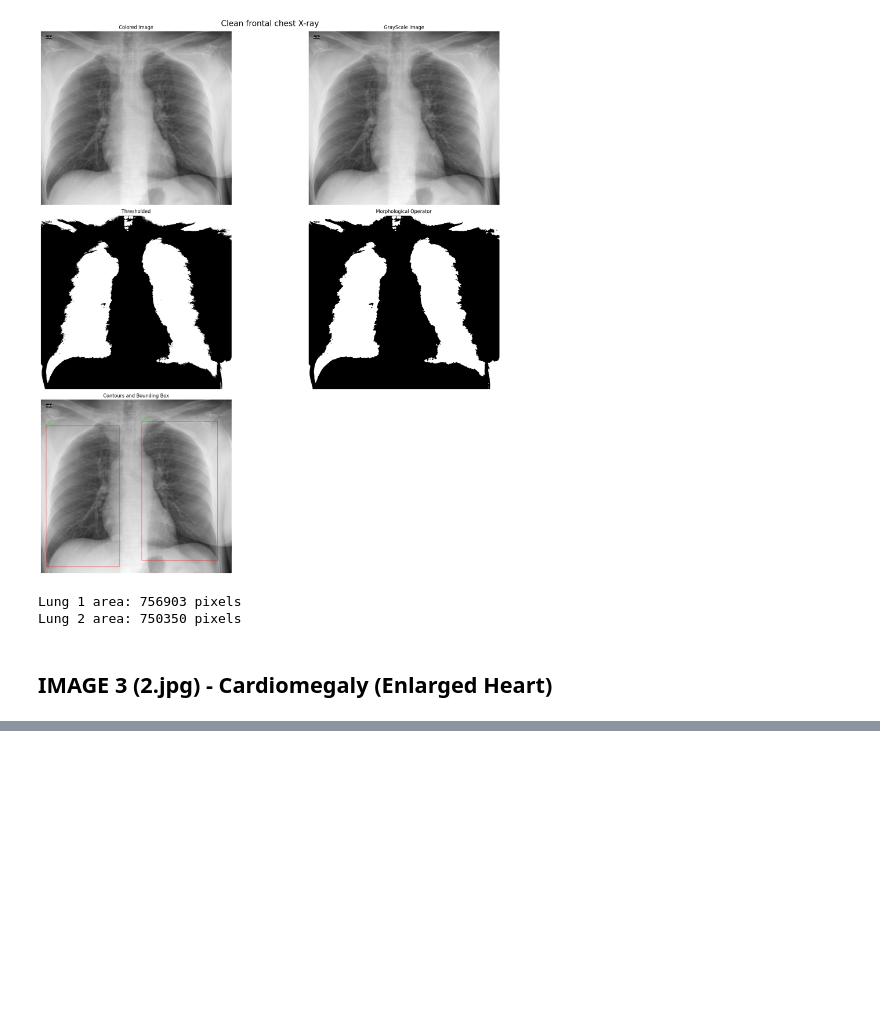
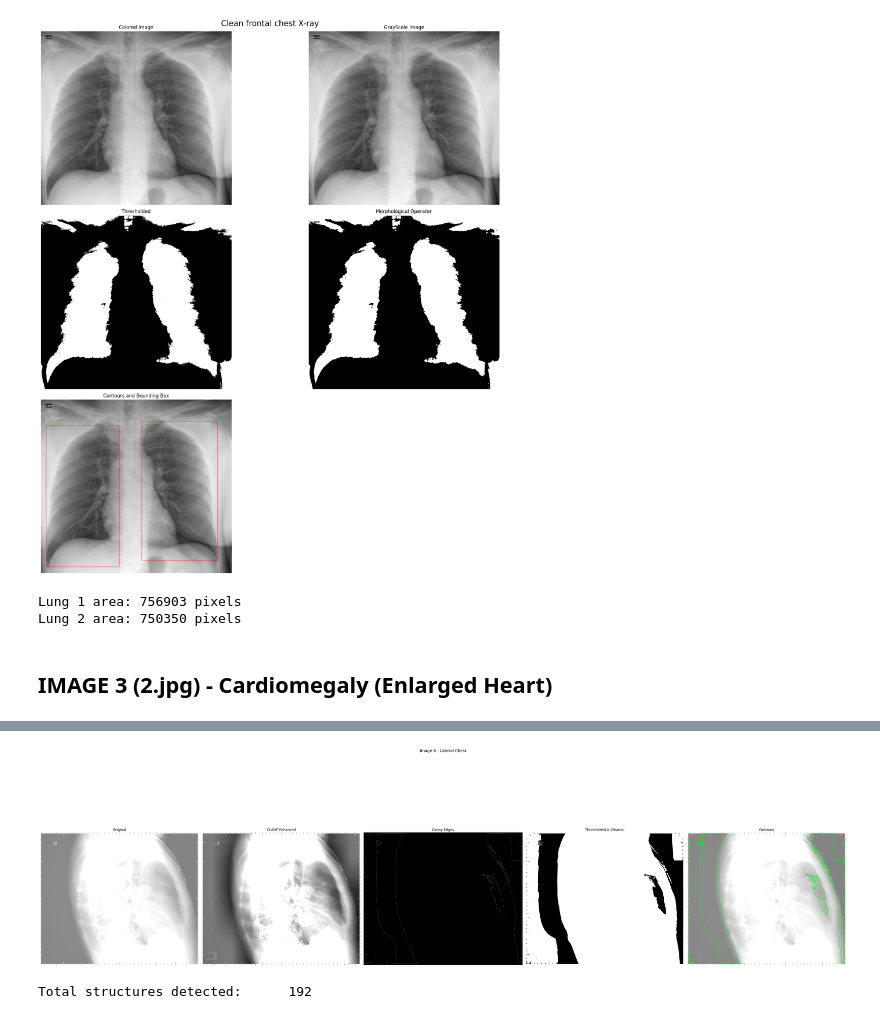
Before and after one commit to Chosencodes/Medical-Imaging-Projects, a Jupyter notebook: Chest X-Ray Analysis/Chest_X-ray_analysis.ipynb, the cells around one changed output, grey strips where cells are left out. Cells and saved outputs as stored; diff of their text form; code cells hidden in the pictures; blank space fills up the shorter version.

```diff
--- a/Chest X-Ray Analysis/Chest_X-ray_analysis.ipynb
+++ b/Chest X-Ray Analysis/Chest_X-ray_analysis.ipynb
@@ -477,0 +313,15 @@ print(f"Medical device contours detected: {len(device_contours)}")
+# %%
+ret,thresh = cv2.threshold(enhanced, 127, 225, cv2.THRESH_BINARY)
+# %%
+kernel = np.ones((5,5),np.uint8)
+
+cleaned = cv2.morphologyEx(thresh,cv2.MORPH_OPEN,kernel)
+cleaned = cv2.morphologyEx(cleaned,cv2.MORPH_CLOSE,kernel)
+# %%
+blurred = cv2.GaussianBlur(cleaned,(5,5),0)
+edges = cv2.Canny(blurred, 20,80)
+# %%
+copy6 = color_img.copy()
+
+contours, hierachy = cv2.findContours(edges, cv2.RETR_LIST, cv2.CHAIN_APPROX_SIMPLE)
+cv2.drawContours(copy6,contours,-1,(0,255,0),5)
@@ -477,0 +346,33 @@ print(f"Medical device contours detected: {len(device_contours)}")
+# %%
+
+# Display all stages
+fig, axes = plt.subplots(1,5,figsize=(40,15))
+
+axes[0].imshow(color_img)
+axes[0].set_title('Original')
+axes[0].axis('off')
+
+axes[1].imshow(enhanced, cmap='gray')
+axes[1].set_title('CLAHE Enhanced')
+axes[1].axis('off')
+
+axes[2].imshow(edges, cmap='gray')
+axes[2].set_title('Canny Edges')
+axes[2].axis('off')
+
+axes[3].imshow(cleaned, cmap='gray')
+axes[3].set_title('Thresholded & Cleaned')
+axes[3].axis('off')
+
+axes[4].imshow(cv2.cvtColor(copy6, cv2.COLOR_BGR2RGB))
+axes[4].set_title('Contours')
+axes[4].axis('off')
+
+plt.suptitle('Image 6 - Lateral Chest', fontsize=14)
+plt.tight_layout()
+plt.show()
+
+print(f"Total structures detected:      {len(contours)}")
+# %% [output]
+[figure, added]
+Total structures detected:      192
```
Also changed, not shown: parts of 15 cells of this notebook.
